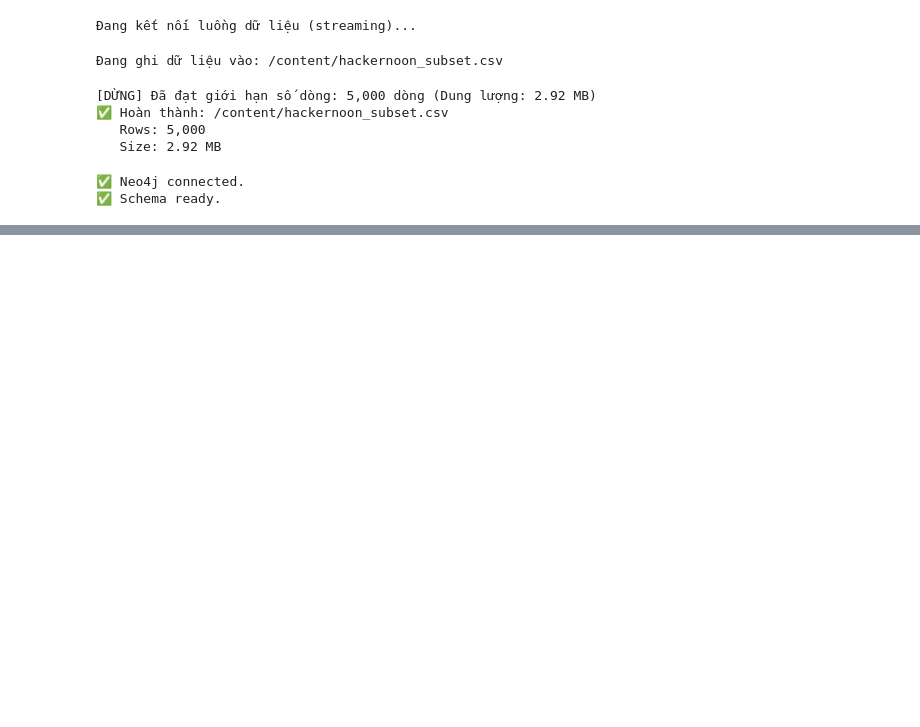
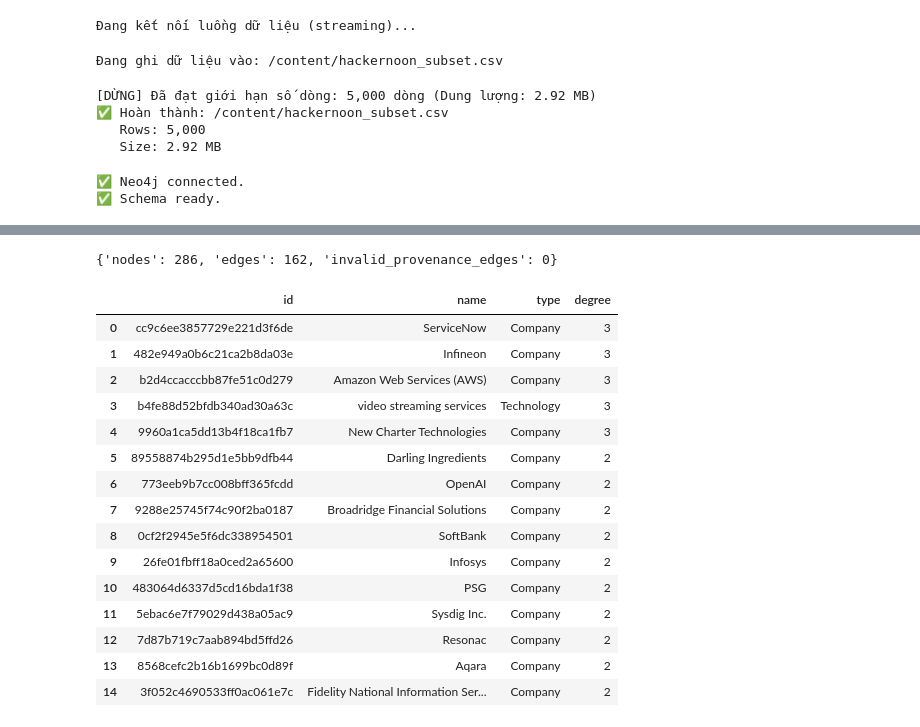
Before and after one commit to nthne/K3-Track3-Lab19-2A202601027-NguyenThuHuyen, a Jupyter notebook: Day19_GraphRAG_vs_FlatRAG_Production_Lab_Guide.ipynb, the cells around one changed output, grey strips where cells are left out. Saved outputs shown, nothing was run; the diff lists cells and outputs as text; code cells hidden in the pictures; blank space fills up the shorter version.

```diff
--- a/Day19_GraphRAG_vs_FlatRAG_Production_Lab_Guide.ipynb
+++ b/Day19_GraphRAG_vs_FlatRAG_Production_Lab_Guide.ipynb
@@ -840,30 +829,48 @@ def bulk_insert_edges(triples_df, batch_size=1000):
 # %%
 def graph_checks():
     invalid = run_cypher("""
     MATCH ()-[r]->()
     WHERE r.source_chunk_id IS NULL OR r.published_date IS NULL
     RETURN count(r) AS n
     """)[0]["n"]
 
     counts = {
         "nodes": run_cypher("MATCH (n:Entity) RETURN count(n) AS n")[0]["n"],
         "edges": run_cypher("MATCH ()-[r]->() RETURN count(r) AS n")[0]["n"],
         "invalid_provenance_edges": invalid,
     }
     print(counts)
     assert invalid == 0
 
     top = pd.DataFrame(run_cypher("""
     MATCH (n:Entity)
     OPTIONAL MATCH (n)-[r]-()
     WITH n, count(r) AS degree
     RETURN n.id AS id, n.name AS name, n.entity_type AS type, degree
     ORDER BY degree DESC LIMIT 15
     """))
     display(top)
     return counts, top
 
-# graph_counts, top_degree_df = graph_checks()
+graph_counts, top_degree_df = graph_checks()
+# %% [output]
+{'nodes': 286, 'edges': 162, 'invalid_provenance_edges': 0}
+|  | id | name | type | degree |
+| 0 | cc9c6ee3857729e221d3f6de | ServiceNow | Company | 3 |
+| 1 | 482e949a0b6c21ca2b8da03e | Infineon | Company | 3 |
+| 2 | b2d4ccacccbb87fe51c0d279 | Amazon Web Services (AWS) | Company | 3 |
+| 3 | b4fe88d52bfdb340ad30a63c | video streaming services | Technology | 3 |
+| 4 | 9960a1ca5dd13b4f18ca1fb7 | New Charter Technologies | Company | 3 |
+| 5 | 89558874b295d1e5bb9dfb44 | Darling Ingredients | Company | 2 |
+| 6 | 773eeb9b7cc008bff365fcdd | OpenAI | Company | 2 |
+| 7 | 9288e25745f74c90f2ba0187 | Broadridge Financial Solutions | Company | 2 |
+| 8 | 0cf2f2945e5f6dc338954501 | SoftBank | Company | 2 |
+| 9 | 26fe01fbff18a0ced2a65600 | Infosys | Company | 2 |
+| 10 | 483064d6337d5cd16bda1f38 | PSG | Company | 2 |
+| 11 | 5ebac6e7f79029d438a05ac9 | Sysdig Inc. | Company | 2 |
+| 12 | 7d87b719c7aab894bd5ffd26 | Resonac | Company | 2 |
+| 13 | 8568cefc2b16b1699bc0d89f | Aqara | Company | 2 |
+| 14 | 3f052c4690533ff0ac061e7c | Fidelity National Information Ser... | Company | 2 |
 # %%
 flat_index = None
 flat_store = None
```
Also changed, not shown: parts of 14 cells of this notebook, 6 other files.
